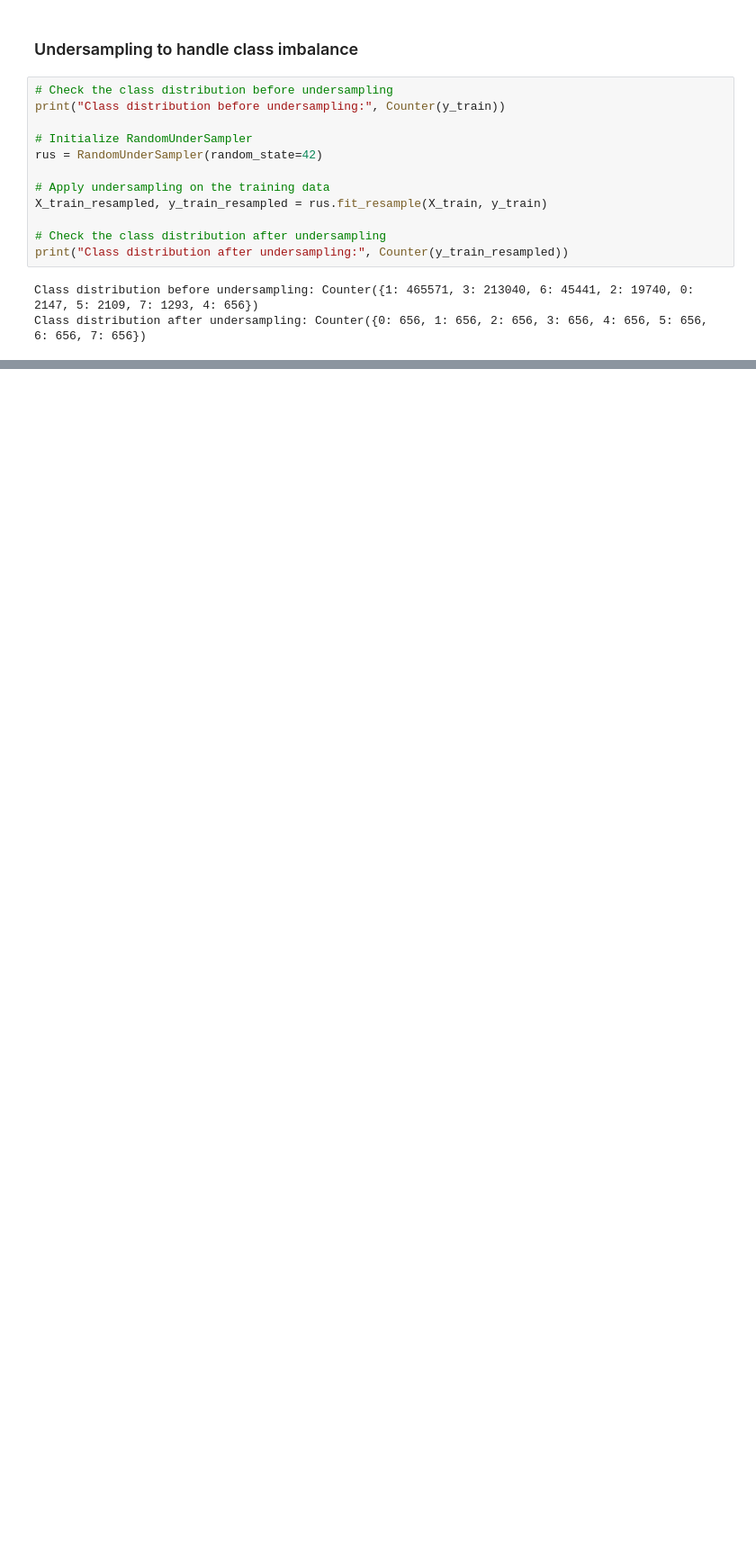
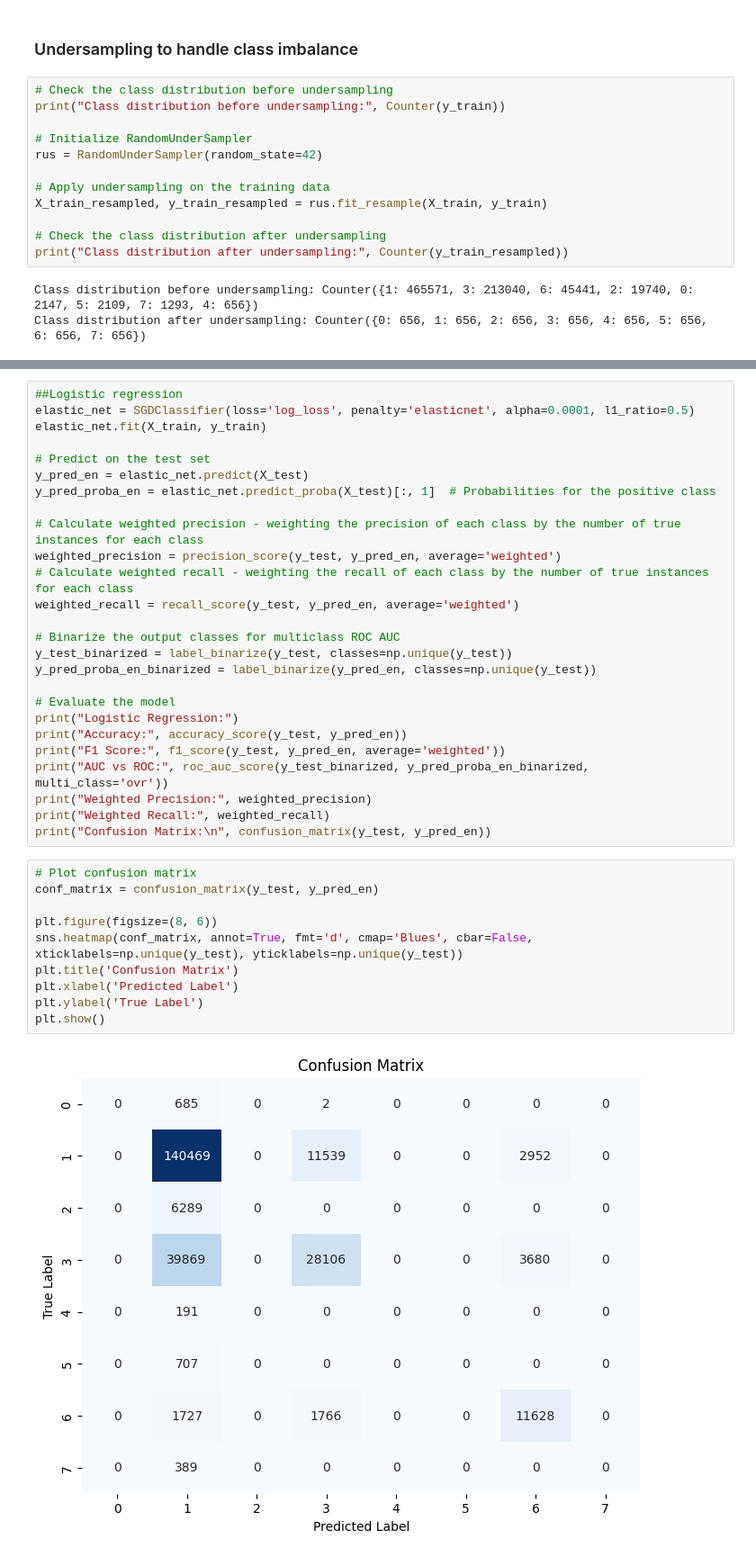
Before and after one commit to samarthsingh1/data_insights, a Jupyter notebook: data_classification.ipynb, the cells around one changed output, grey strips where cells are left out. Shown: that part at 90% size. Saved outputs shown, nothing was run; the diff lists cells and outputs as text; blank space fills up the shorter version.

Commit message:
updated
with logestic regression and random tree classifier

```diff
--- a/data_classification.ipynb
+++ b/data_classification.ipynb
@@ -246,0 +207,38 @@ plt.show()
+# %%
+##Logistic regression
+elastic_net = SGDClassifier(loss='log_loss', penalty='elasticnet', alpha=0.0001, l1_ratio=0.5)
+elastic_net.fit(X_train, y_train)
+
+# Predict on the test set
+y_pred_en = elastic_net.predict(X_test)
+y_pred_proba_en = elastic_net.predict_proba(X_test)[:, 1]  # Probabilities for the positive class
+
+# Calculate weighted precision - weighting the precision of each class by the number of true instances for each class
+weighted_precision = precision_score(y_test, y_pred_en, average='weighted')
+# Calculate weighted recall - weighting the recall of each class by the number of true instances for each class
+weighted_recall = recall_score(y_test, y_pred_en, average='weighted')
+
+# Binarize the output classes for multiclass ROC AUC
+y_test_binarized = label_binarize(y_test, classes=np.unique(y_test))
+y_pred_proba_en_binarized = label_binarize(y_pred_en, classes=np.unique(y_test))
+
+# Evaluate the model
+print("Logistic Regression:")
+print("Accuracy:", accuracy_score(y_test, y_pred_en))
+print("F1 Score:", f1_score(y_test, y_pred_en, average='weighted'))
+print("AUC vs ROC:", roc_auc_score(y_test_binarized, y_pred_proba_en_binarized, multi_class='ovr'))
+print("Weighted Precision:", weighted_precision)
+print("Weighted Recall:", weighted_recall)
+print("Confusion Matrix:\n", confusion_matrix(y_test, y_pred_en))
+# %%
+# Plot confusion matrix
+conf_matrix = confusion_matrix(y_test, y_pred_en)
+
+plt.figure(figsize=(8, 6))
+sns.heatmap(conf_matrix, annot=True, fmt='d', cmap='Blues', cbar=False, xticklabels=np.unique(y_test), yticklabels=np.unique(y_test))
+plt.title('Confusion Matrix')
+plt.xlabel('Predicted Label')
+plt.ylabel('True Label')
+plt.show()
+# %% [output]
+[figure, added]
```
Also changed, not shown: parts of 19 cells of this notebook.
